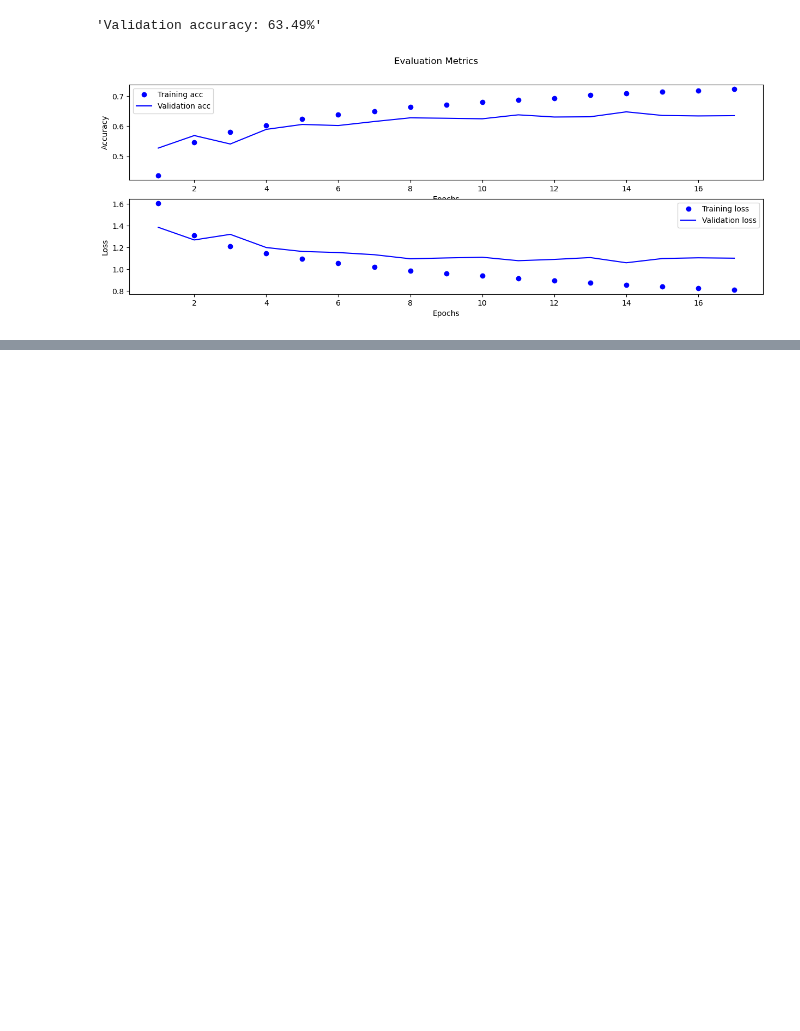
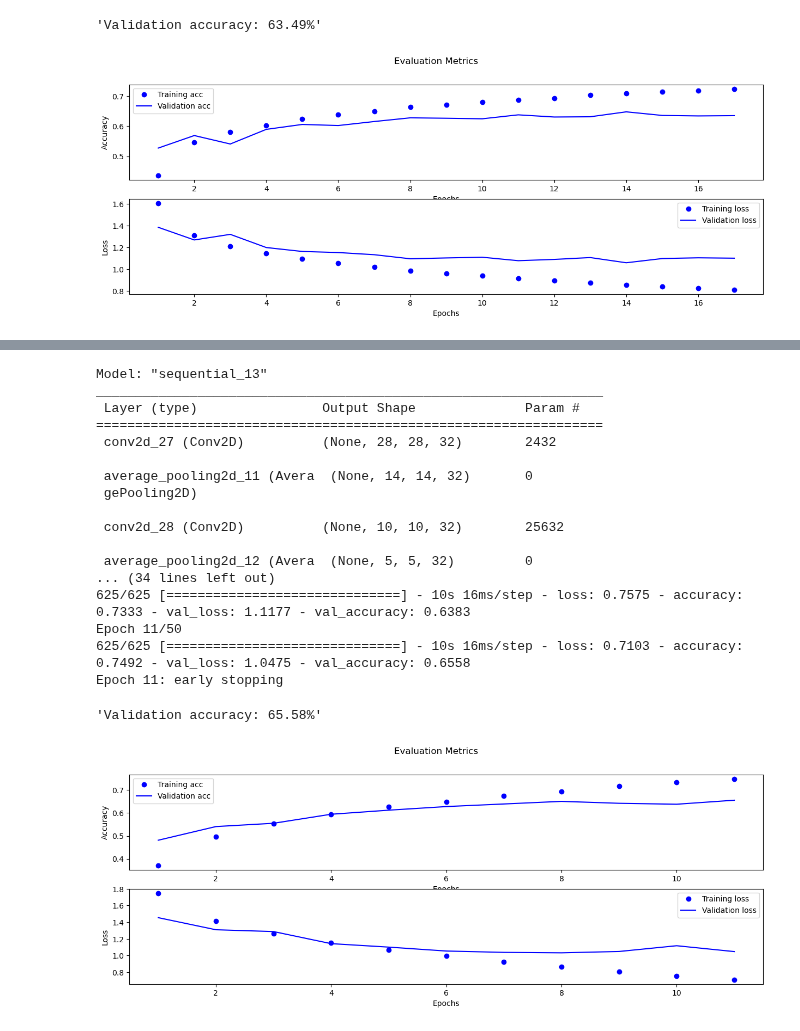
Before and after one commit to akiehl2000/STAA578_Homework, a Jupyter notebook: Homework 3/homework3.ipynb, the cells around one changed output, grey strips where cells are left out. Drawn from its saved outputs; the diff is of its cells as text; code cells hidden in the pictures; blank space fills up the shorter version.

Commit message:
LeNet architecture

```diff
--- a/Homework 3/homework3.ipynb
+++ b/Homework 3/homework3.ipynb
@@ -198 +200,36 @@ Epoch 12: early stopping
 [figure]
+# %%
+# define model architecture
+model = models.Sequential([
+    Conv2D(32, (5, 5), activation = 'relu', input_shape = (32, 32, 3)),
+    AveragePooling2D((2, 2), 2),
+    Conv2D(32, (5, 5), activation = 'relu'),
+    AveragePooling2D((2, 2), 2),
+    Flatten(),
+    Dense(120, activation = 'relu'),
+    Dense(84, activation = 'relu'),
+    Dense(10, activation = 'softmax')
+])
+
+# evaluate model
+EvaluateModel(model)
+# %% [output]
+Model: "sequential_13"
+_________________________________________________________________
+ Layer (type)                Output Shape              Param #
+=================================================================
+ conv2d_27 (Conv2D)          (None, 28, 28, 32)        2432
+
+ average_pooling2d_11 (Avera  (None, 14, 14, 32)       0
+ gePooling2D)
+
+ conv2d_28 (Conv2D)          (None, 10, 10, 32)        25632
+
+ average_pooling2d_12 (Avera  (None, 5, 5, 32)         0
+... (34 lines left out)
+625/625 [==============================] - 10s 16ms/step - loss: 0.7575 - accuracy: 0.7333 - val_loss: 1.1177 - val_accuracy: 0.6383
+Epoch 11/50
+625/625 [==============================] - 10s 16ms/step - loss: 0.7103 - accuracy: 0.7492 - val_loss: 1.0475 - val_accuracy: 0.6558
+Epoch 11: early stopping
+'Validation accuracy: 65.58%'
+[figure, added]
```
Also changed, not shown: parts of 3 cells of this notebook.
